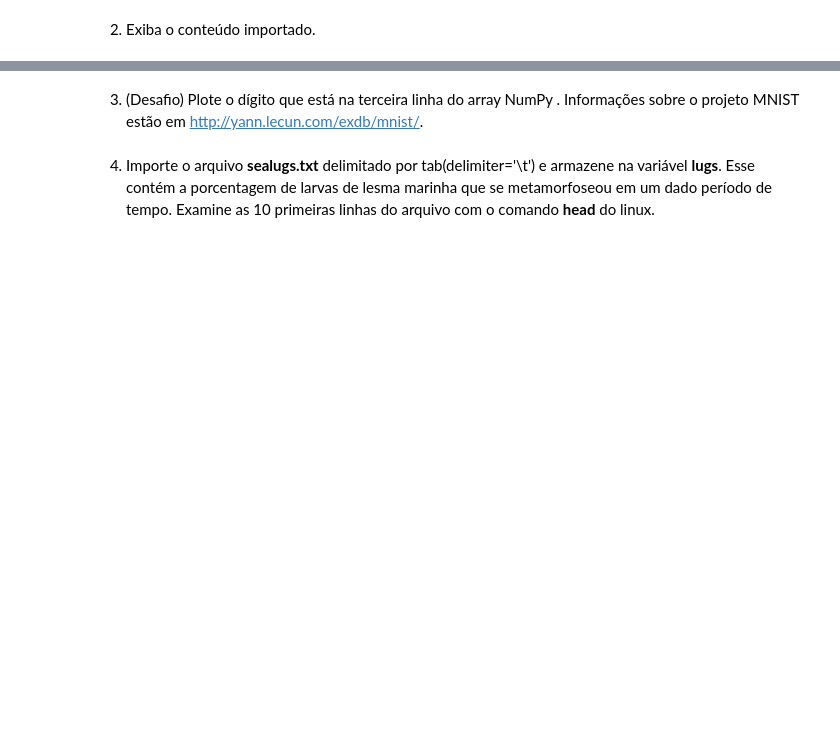
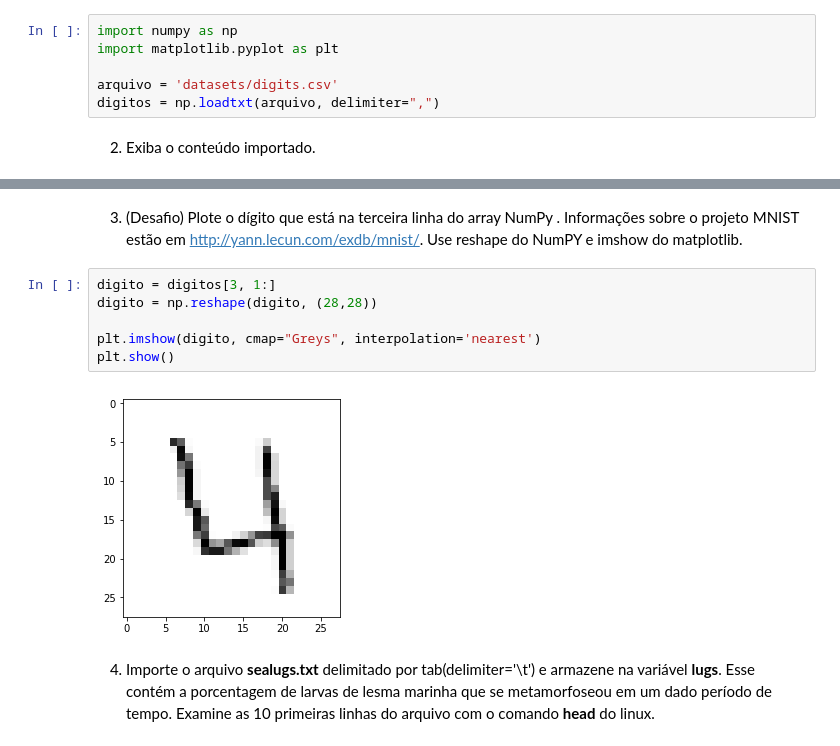
Before and after one commit to swatboss93/ciencia-de-dados, a Jupyter notebook: exercicios/aula 03/aula-3-maos-na-massa-2.ipynb, the cells around one changed output, grey strips where cells are left out. Cells and saved outputs as stored; diff of their text form; blank space fills up the shorter version.

```diff
--- a/exercicios/aula 03/aula-3-maos-na-massa-2.ipynb
+++ b/exercicios/aula 03/aula-3-maos-na-massa-2.ipynb
@@ -5,2 +23,8 @@
+# %%
+import numpy as np
+import matplotlib.pyplot as plt
+
+arquivo = 'datasets/digits.csv'
+digitos = np.loadtxt(arquivo, delimiter=",")
 # %% [markdown]
 2. Exiba o conteúdo importado.
@@ -7,4 +41,12 @@
 # %% [markdown]
-3. (Desafio) Plote o dígito que está na terceira linha do array NumPy . Informações sobre o projeto MNIST  estão em http://yann.lecun.com/exdb/mnist/.
+3. (Desafio) Plote o dígito que está na terceira linha do array NumPy . Informações sobre o projeto MNIST  estão em http://yann.lecun.com/exdb/mnist/. Use reshape do NumPY e imshow do matplotlib.
+# %%
+digito = digitos[3, 1:]
+digito = np.reshape(digito, (28,28))
+
+plt.imshow(digito, cmap="Greys", interpolation='nearest')
+plt.show()
+# %% [output]
+[figure, added]
 # %% [markdown]
 4. Importe o arquivo **sealugs.txt** delimitado por tab(delimiter='\t') e armazene na variável **lugs**. Esse contém a porcentagem de larvas de lesma marinha que se metamorfoseou em um dado período de tempo. Examine as 10 primeiras linhas do arquivo com o comando **head** do linux.
```
Also changed, not shown: parts of 6 cells of this notebook, 1 other file.
